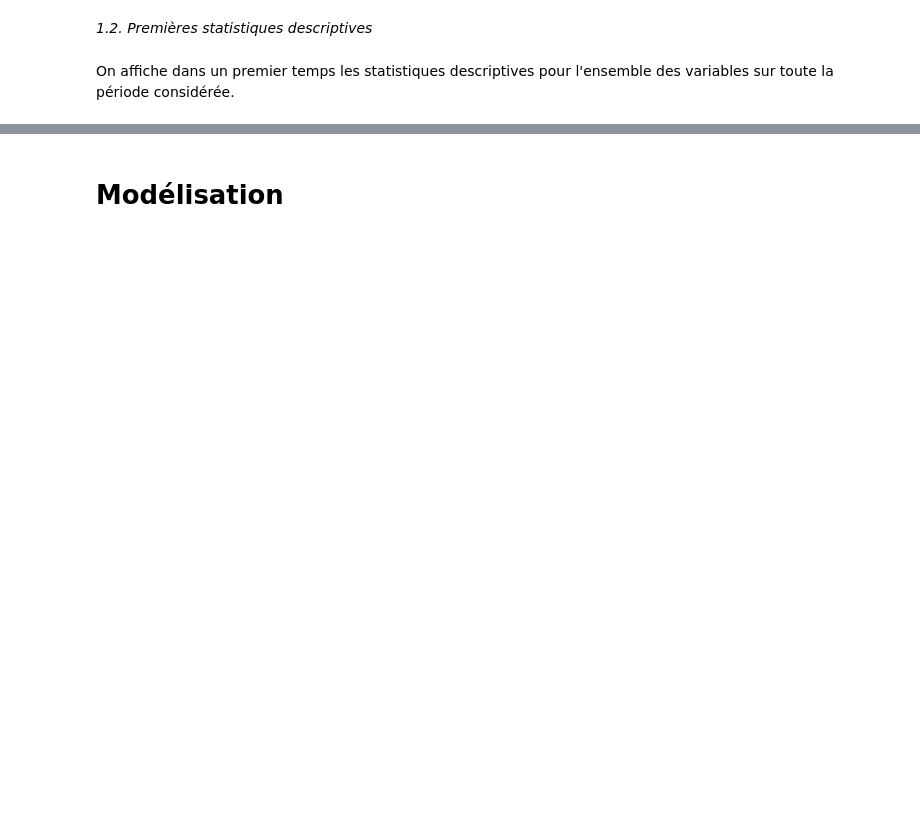
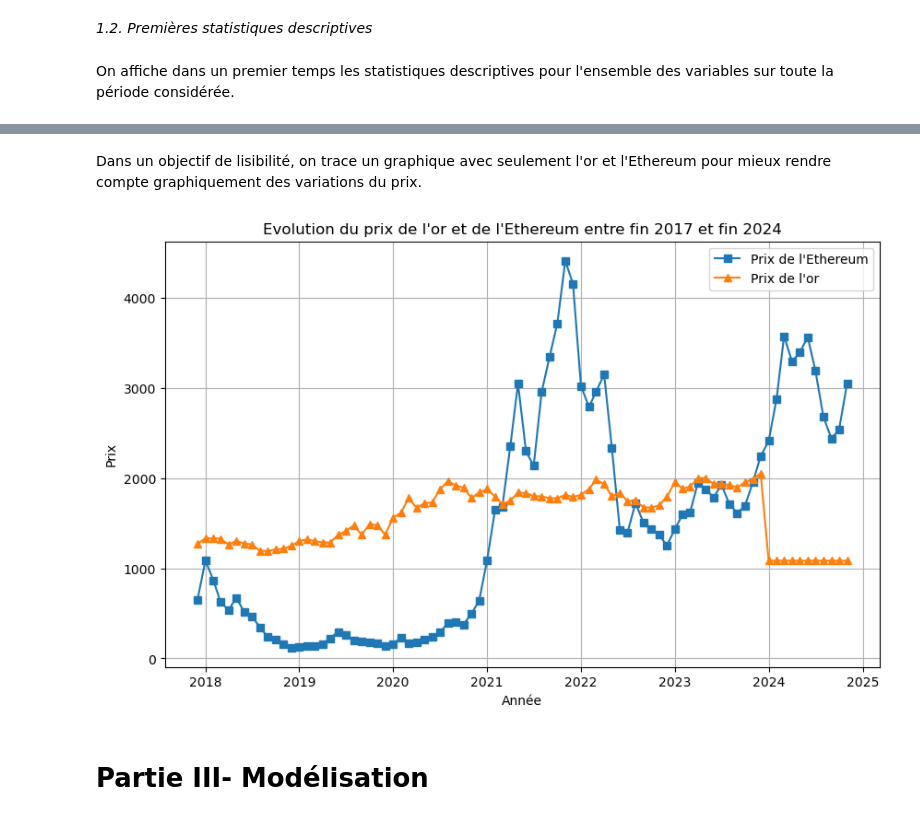
Before and after one commit to hafsaelibrahimi/projet_gold_refuge, a Jupyter notebook: dataset.ipynb, the cells around one changed output, grey strips where cells are left out. Cells and saved outputs as stored; diff of their text form; code cells hidden in the pictures; blank space fills up the shorter version.

```diff
--- a/dataset.ipynb
+++ b/dataset.ipynb
@@ -327,5 +404,25 @@ final_df.describe()
+# %% [markdown]
+Dans un objectif de lisibilité, on trace un graphique avec seulement l'or et l'Ethereum pour mieux rendre compte graphiquement des variations du prix.
+# %%
+plt.figure(figsize=(10, 6))
+
+
+# Tracer les courbes pour les 2 variables
+plt.plot(latest_data['year_month'], latest_data['ethereum_price'], label="Prix de l'Ethereum", marker='s')  # Courbe pour l'Ethereum
+plt.plot(latest_data['year_month'], latest_data['gold_historical_data_2000_2024_price'], label="Prix de l'or", marker='^')  # Courbe pour l'or
+
+plt.title("Evolution du prix de l'or et de l'Ethereum entre fin 2017 et fin 2024")
+plt.xlabel('Année')  # Modifier en fonction de l'axe x, par exemple une colonne 'Date'
+plt.ylabel('Prix')
+plt.legend()  # Afficher la légende
+plt.grid(True)  # Afficher une grille
+
+# Afficher le graphique
+plt.show()
+# %% [output]
+[figure, added]
 # %% [markdown]
-# Modélisation
+# Partie III- Modélisation
 # %%
 # Calculer le maximum des 6 derniers mois
 final_df['6_months_max'] = final_df['s&p500_price'].rolling(window=6, min_periods=6).max()
```
Also changed, not shown: parts of 22 cells of this notebook.
